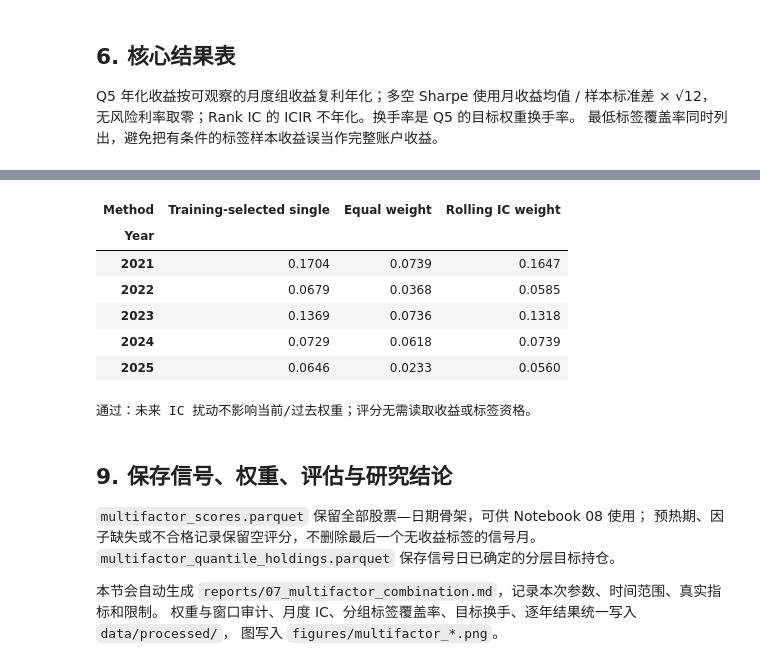
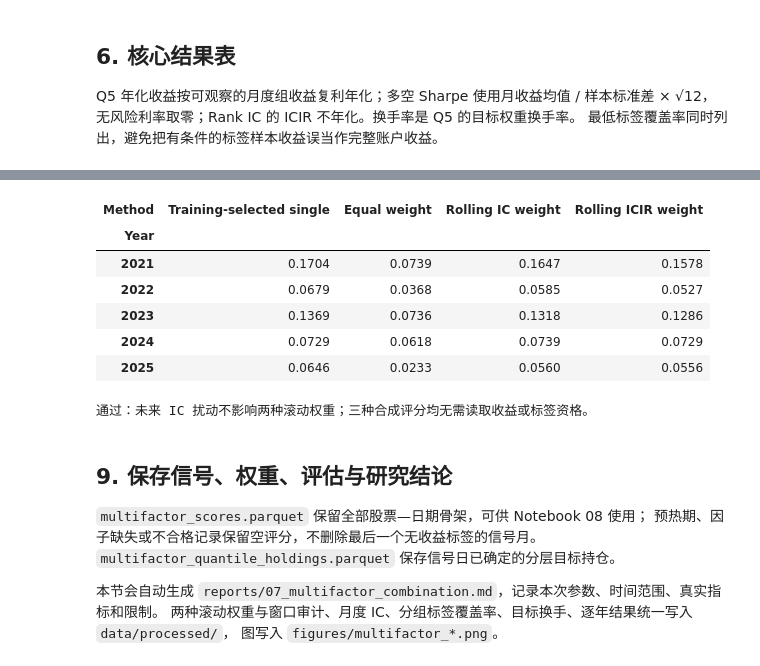
Before and after one commit to lizihan-zc/a-share-multifactor, a Jupyter notebook: notebooks/07_multifactor_combination.ipynb, the cells around one changed output, grey strips where cells are left out. Cells and saved outputs as stored; diff of their text form; code cells hidden in the pictures.

```diff
--- a/notebooks/07_multifactor_combination.ipynb
+++ b/notebooks/07_multifactor_combination.ipynb
@@ -49,7 +61,7 @@ from src.portfolio import (
     calculate_cumulative_returns, calculate_return_metrics,
 )
 from src.multifactor import (
-    combine_factor_scores, calculate_rolling_ic_weights,
+    combine_factor_scores, calculate_rolling_ic_weights, calculate_rolling_icir_weights,
     build_quantile_holdings, calculate_holdings_returns, calculate_target_turnover,
 )
 
@@ -69,13 +81,16 @@ MIN_HISTORY = 36
 MIN_OBSERVATIONS = 30
 N_QUANTILES = 5
 PERIODS_PER_YEAR = 12
-SCORE_COLUMNS = ['best_single_score', 'equal_weight_score', 'ic_weight_score']
+SCORE_COLUMNS = ['best_single_score', 'equal_weight_score', 'ic_weight_score', 'icir_weight_score']
 METHOD_LABELS = {
     'best_single_score': 'Training-selected single',
     'equal_weight_score': 'Equal weight',
     'ic_weight_score': 'Rolling IC weight',
+    'icir_weight_score': 'Rolling ICIR weight',
 }
-COLORS = dict(zip(SCORE_COLUMNS, sns.color_palette('colorblind', 3)))
+# 保留原三种方法的颜色；ICIR 使用紫色，便于与等权的橙色区分。
+method_palette = sns.color_palette('colorblind', 5)
+COLORS = dict(zip(SCORE_COLUMNS, [method_palette[i] for i in (0, 1, 2, 4)]))
 sns.set_theme(style='whitegrid', context='notebook')
 print(f'解释器：{sys.executable}')
 print(f'输入：{INPUT_PATH.name}；历史窗口：{WINDOW} 个月')
@@ -257,7 +312,7 @@ plt.show()
 **换手率**：使用完整最高组目标持仓计算 `0.5 × Σ|w_t − w_(t−1)|`；
 首个建仓月不计，缺月不跨越。它不依赖未来标签，尚未考虑持有期间的价格漂移。
 # %%
-# 用两个合成方法的共同信号样本建立持仓，包括最后一个没有收益标签的月份。
+# 用三个合成方法与单因子基准的共同信号样本建立持仓，保留最后一个无标签月份。
 common_signal = panel[SCORE_COLUMNS].notna().all(axis=1)
 signal_sample = panel.loc[common_signal]
 holdings = build_quantile_holdings(
@@ -273,7 +328,7 @@ monthly_score_ic = calculate_monthly_rank_ic(
     panel.loc[common_label], SCORE_COLUMNS, min_observations=MIN_OBSERVATIONS,
 ).reindex(signal_dates)
 
-# 指标只比较三种方法均有 IC、且所有五分位组均有可观察收益的共同月份。
+# 指标只比较四种方法均有 IC、且所有五分位组均有可观察收益的共同月份。
 returns_wide = quantile_returns.pivot(
     index='date', columns=['factor', 'quantile'], values='portfolio_return',
 )
@@ -282,12 +337,13 @@ evaluation_ic = monthly_score_ic.loc[common_dates, SCORE_COLUMNS]
 evaluation_quantiles = quantile_returns.loc[quantile_returns['date'].isin(common_dates)]
 evaluation_turnover = turnover.loc[turnover['date'].isin(common_dates)]
 
-# 同一月份，同一分位组，三种方法的目标股票数应相同。
+# 同一月份，同一分位组，四种方法的目标股票数应相同。
 group_sizes = holdings.groupby(['date', 'factor', 'quantile_number'], observed=True).size()
 assert group_sizes.unstack('factor').nunique(axis=1).eq(1).all()
 assert holdings.groupby(['date', 'factor', 'quantile_number'], observed=True).weight.sum().between(1-1e-10, 1+1e-10).all()
 assert not common_dates.empty
-assert panel.loc[panel.date.eq(signal_dates[-1]), 'ic_weight_score'].notna().any()
+for score in rolling_methods:
+    assert panel.loc[panel.date.eq(signal_dates[-1]), score].notna().any()
 print(f'共同评价月份：{common_dates.min():%Y-%m-%d} 至 {common_dates.max():%Y-%m-%d}，共 {len(common_dates)} 个月')
 print(f'最后信号月 {signal_dates[-1]:%Y-%m-%d} 保留评分及持仓，因没有下一期标签而不计收益。')
 # %% [output]
@@ -437,50 +494,59 @@ plt.show()
 # %%
 yearly_rows = []
 for year in sorted(common_dates.year.unique()):
     year_dates = common_dates[common_dates.year == year]
     year_ic = summarize_rank_ic(evaluation_ic.loc[year_dates])
     for score in SCORE_COLUMNS:
         year_ls_metrics = calculate_return_metrics(long_short_returns.loc[year_dates, score])
         yearly_rows.append({
             'Year': year, 'Method': score, 'Months': len(year_dates),
             'Mean Rank IC': year_ic.loc[score, 'Mean Rank IC'],
             'ICIR': year_ic.loc[score, 'ICIR'],
             'Q5 Annualized Return': annualized_return(top_returns.loc[year_dates, score]),
             'LS Sharpe': year_ls_metrics['Sharpe Ratio'],
             'Mean Target Turnover': evaluation_turnover.loc[
                 evaluation_turnover.date.isin(year_dates) & evaluation_turnover.factor.eq(score),
                 'target_turnover',
             ].mean(),
         })
 yearly_comparison = pd.DataFrame(yearly_rows)
 yearly_comparison.to_csv(PROCESSED_DIR / 'multifactor_yearly_comparison.csv', index=False)
 display(yearly_comparison.pivot(index='Year', columns='Method', values='Mean Rank IC')
         .rename(columns=METHOD_LABELS).style.format('{:.4f}'))
 
-# 只更改尚未实现收益的 IC：不能影响当前及过去权重。
+# 只更改尚未实现收益的 IC；两种方法的当前及过去权重都不能变化。
 perturbed_ic = monthly_factor_ic.copy()
 perturbed_ic.loc[first_ready_date:] = 0.99
-perturbed_weights, _ = calculate_rolling_ic_weights(
-    perturbed_ic, ic_available_dates, signal_dates, window=WINDOW, min_history=MIN_HISTORY,
-)
-pd.testing.assert_frame_equal(
-    perturbed_weights.loc[:first_ready_date], rolling_weights.loc[:first_ready_date],
-)
-# 改写所有未来标签资格，也不能改变当期等权信号。
+for weight_builder, expected in [
+    (calculate_rolling_ic_weights, rolling_weights),
+    (calculate_rolling_icir_weights, rolling_icir_weights),
+]:
+    perturbed_weights, _ = weight_builder(
+        perturbed_ic, ic_available_dates, signal_dates, window=WINDOW, min_history=MIN_HISTORY,
+    )
+    pd.testing.assert_frame_equal(
+        perturbed_weights.loc[:first_ready_date], expected.loc[:first_ready_date],
+    )
+
+# 删除全部未来收益和标签资格，三种合成评分仍应与原来完全相同。
 changed_panel = panel.drop(columns=['future_return_1m', 'is_in_label_sample'])
 pd.testing.assert_series_equal(
     combine_factor_scores(changed_panel, FACTOR_COLUMNS), panel['equal_weight_score'],
 )
-print('通过：未来 IC 扰动不影响当前/过去权重；评分无需读取收益或标签资格。')
+for score, (weights, _) in rolling_methods.items():
+    pd.testing.assert_series_equal(
+        combine_factor_scores(changed_panel, FACTOR_COLUMNS, weights, score_name=score), panel[score],
+    )
+print('通过：未来 IC 扰动不影响两种滚动权重；三种合成评分均无需读取收益或标签资格。')
 # %% [output]
-| Method | Training-selected single | Equal weight | Rolling IC weight |
-| Year |  |  |  |
-| 2021 | 0.1704 | 0.0739 | 0.1647 |
-| 2022 | 0.0679 | 0.0368 | 0.0585 |
-| 2023 | 0.1369 | 0.0736 | 0.1318 |
-| 2024 | 0.0729 | 0.0618 | 0.0739 |
-| 2025 | 0.0646 | 0.0233 | 0.0560 |
+| Method | Training-selected single | Equal weight | Rolling IC weight | Rolling ICIR weight |
+| Year |  |  |  |  |
+| 2021 | 0.1704 | 0.0739 | 0.1647 | 0.1578 |
+| 2022 | 0.0679 | 0.0368 | 0.0585 | 0.0527 |
+| 2023 | 0.1369 | 0.0736 | 0.1318 | 0.1286 |
+| 2024 | 0.0729 | 0.0618 | 0.0739 | 0.0729 |
+| 2025 | 0.0646 | 0.0233 | 0.0560 | 0.0556 |
-通过：未来 IC 扰动不影响当前/过去权重；评分无需读取收益或标签资格。
+通过：未来 IC 扰动不影响两种滚动权重；三种合成评分均无需读取收益或标签资格。
 # %% [markdown]
 ## 9. 保存信号、权重、评估与研究结论
 
@@ -489,7 +555,7 @@ print('通过：未来 IC 扰动不影响当前/过去权重；评分无需读
 `multifactor_quantile_holdings.parquet` 保存信号日已确定的分层目标持仓。
 
 本节会自动生成 `reports/07_multifactor_combination.md`，记录本次参数、时间范围、真实指标和限制。
-权重与窗口审计、月度 IC、分组标签覆盖率、目标换手、逐年结果统一写入 `data/processed/`，
+两种滚动权重与窗口审计、月度 IC、分组标签覆盖率、目标换手、逐年结果统一写入 `data/processed/`，
 图写入 `figures/multifactor_*.png`。
 # %%
 score_output_columns = [*context_columns, 'label_end_date', 'has_complete_factors',
```
Also changed, not shown: parts of 14 cells of this notebook, 19 other files.
